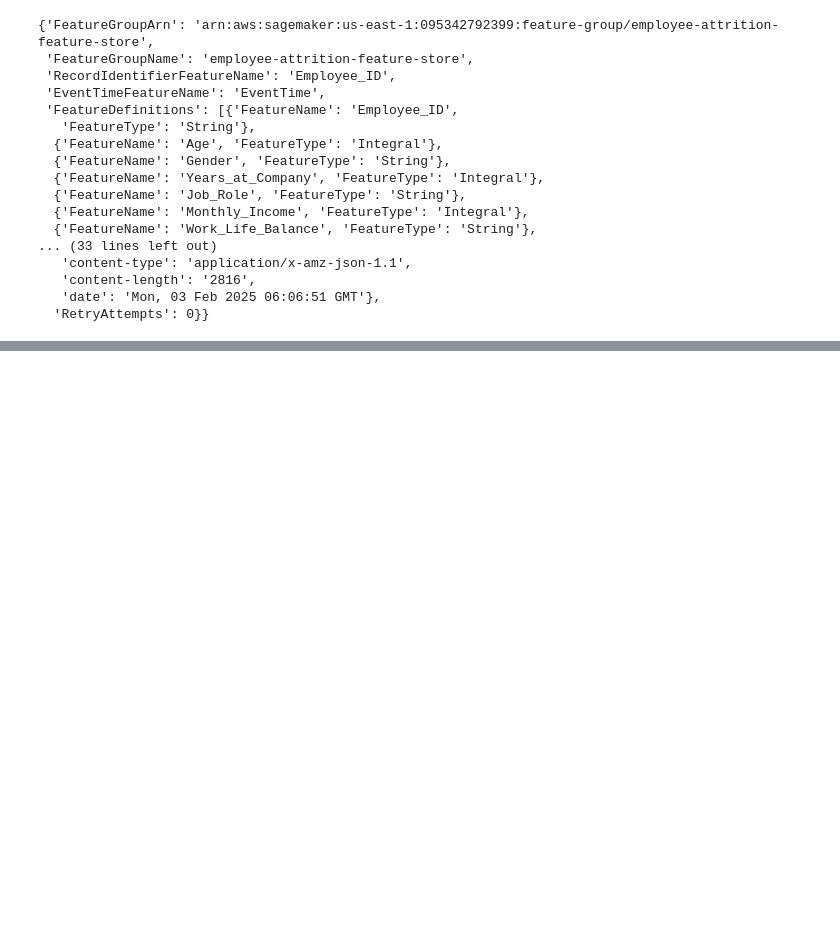
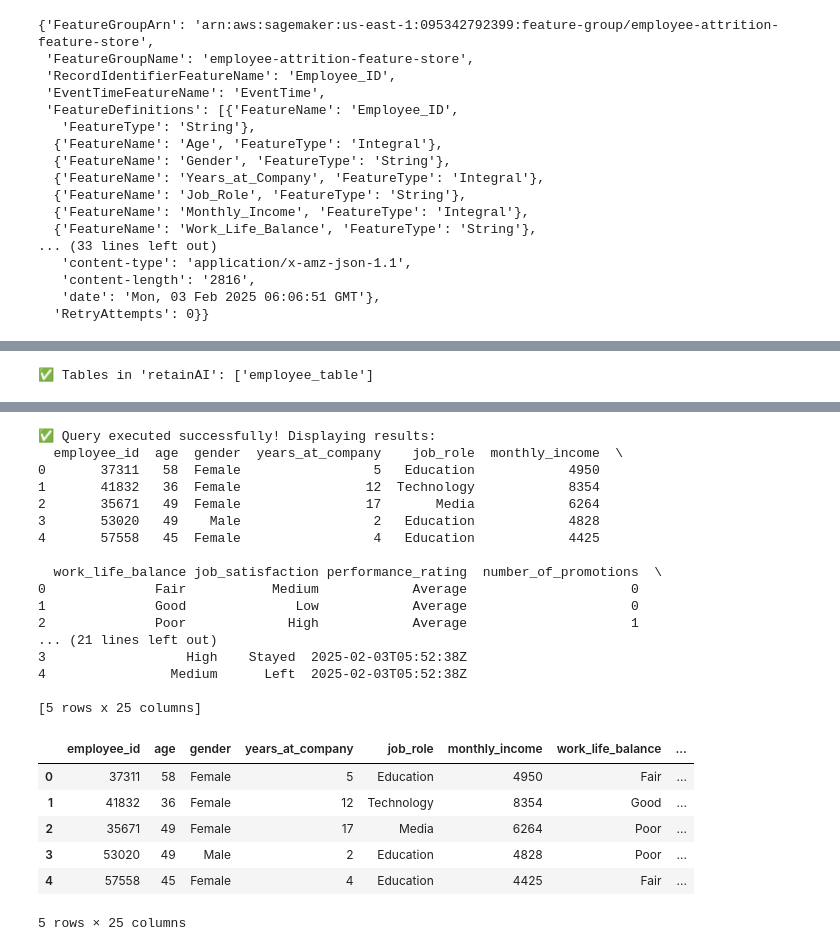
Before and after one commit to arin-deloatch/employee-attrition-predictor, a Jupyter notebook: data-feature-engineering/feature_store_init.ipynb, the cells around one changed output, grey strips where cells are left out. Saved outputs shown, nothing was run; the diff lists cells and outputs as text; code cells hidden in the pictures; blank space fills up the shorter version.

Commit message:
feature store works, query good

```diff
--- a/data-feature-engineering/feature_store_init.ipynb
+++ b/data-feature-engineering/feature_store_init.ipynb
@@ -307,0 +297,22 @@ print("✅ Glue table repair triggered. Retry Athena query after 5-10 minutes.")
+# %%
+tables = wr.catalog.get_tables(database="retainAI")
+print("✅ Tables in 'retainAI':", [t["Name"] for t in tables])
+# %% [output]
+✅ Tables in 'retainAI': ['employee_table']
+# %%
+query = "SELECT * FROM retainAI.employee_table LIMIT 5"
+
+# Execute Athena query
+athena_df = wr.athena.read_sql_query(query, database="retainAI")
+
+# Display results
+import pandas as pd
+
+# Display the first few rows of the Athena query results
+print("✅ Query executed successfully! Displaying results:")
+print(athena_df.head())
+
+# Optionally, if running in Jupyter Notebook
+from IPython.display import display
+display(athena_df)
+# %% [output]
@@ -308 +325,25 @@ print("✅ Glue table repair triggered. Retry Athena query after 5-10 minutes.")
+✅ Query executed successfully! Displaying results:
+  employee_id  age  gender  years_at_company    job_role  monthly_income  \
+0       37311   58  Female                 5   Education            4950
+1       41832   36  Female                12  Technology            8354
+2       35671   49  Female                17       Media            6264
+3       53020   49    Male                 2   Education            4828
+4       57558   45  Female                 4   Education            4425
+
+  work_life_balance job_satisfaction performance_rating  number_of_promotions  \
+0              Fair           Medium            Average                     0
+1              Good              Low            Average                     0
+2              Poor             High            Average                     1
+... (21 lines left out)
+3                  High    Stayed  2025-02-03T05:52:38Z
+4                Medium      Left  2025-02-03T05:52:38Z
+
+[5 rows x 25 columns]
+|  | employee_id | age | gender | years_at_company | job_role | monthly_income | work_life_balance | ... |
+| 0 | 37311 | 58 | Female | 5 | Education | 4950 | Fair | ... |
+| 1 | 41832 | 36 | Female | 12 | Technology | 8354 | Good | ... |
+| 2 | 35671 | 49 | Female | 17 | Media | 6264 | Poor | ... |
+| 3 | 53020 | 49 | Male | 2 | Education | 4828 | Poor | ... |
+| 4 | 57558 | 45 | Female | 4 | Education | 4425 | Fair | ... |
+5 rows × 25 columns
 # %%
```
Also changed, not shown: parts of 12 cells of this notebook.
